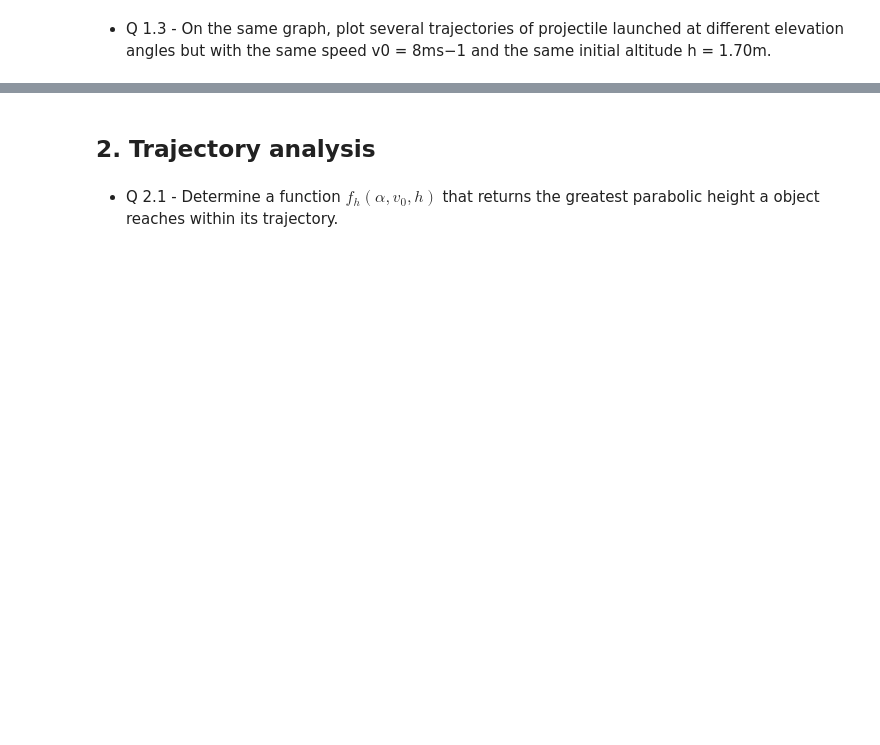
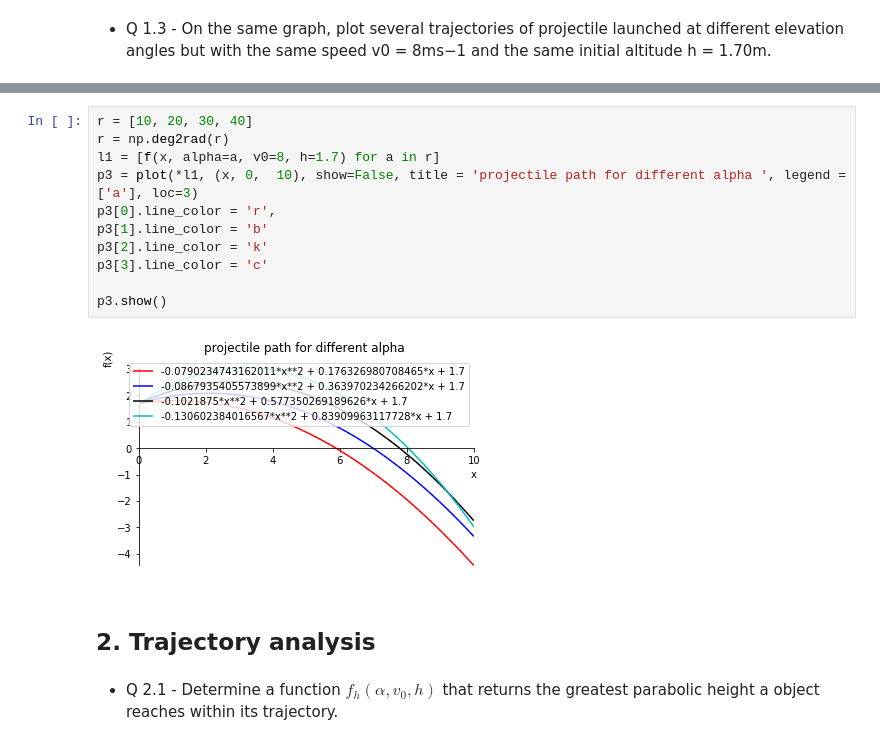
Before and after one commit to ebenezer11/CAD1-sympy, a Jupyter notebook: lab3.ipynb, the cells around one changed output, grey strips where cells are left out. Drawn from its saved outputs; the diff is of its cells as text; blank space fills up the shorter version.

```diff
--- a/lab3.ipynb
+++ b/lab3.ipynb
@@ -39,3 +52,16 @@ SyntaxError: invalid syntax (<ipython-input-4-16684703ba0d>, line 4)
+# %%
+r = [10, 20, 30, 40]
+r = np.deg2rad(r)
+l1 = [f(x, alpha=a, v0=8, h=1.7) for a in r]
+p3 = plot(*l1, (x, 0,  10), show=False, title = 'projectile path for different alpha ', legend = ['a'], loc=3)
+p3[0].line_color = 'r',
+p3[1].line_color = 'b'
+p3[2].line_color = 'k'
+p3[3].line_color = 'c'
+
+p3.show()
+# %% [output]
+[figure, added]
 # %% [markdown]
 ## 2. Trajectory analysis
 # %% [markdown]
```
Also changed, not shown: parts of 5 cells of this notebook, 1 other file.
